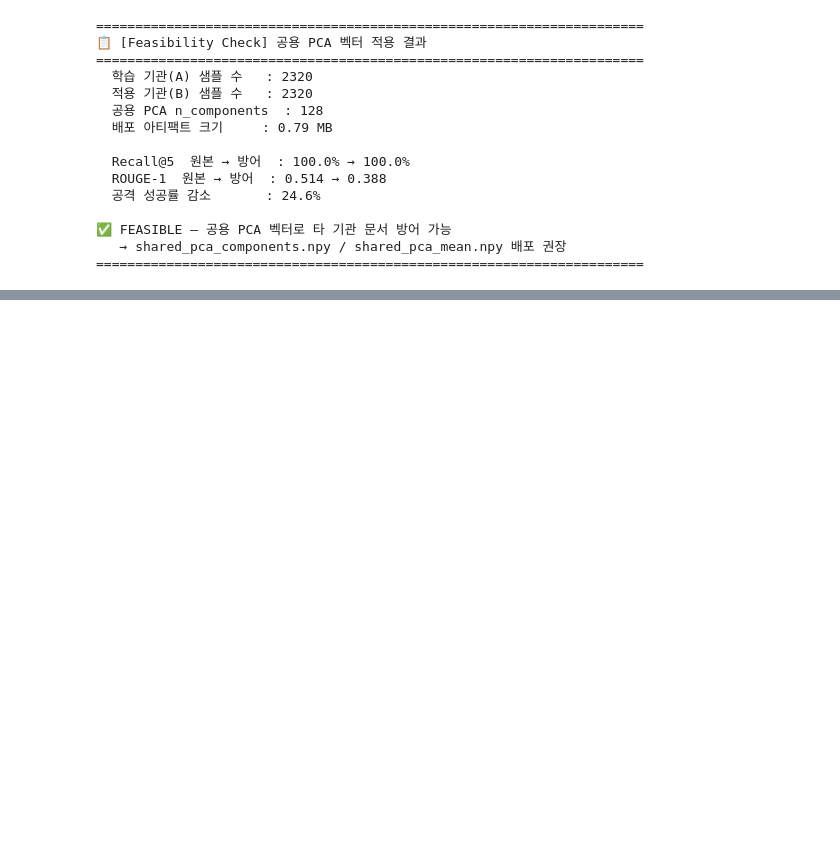
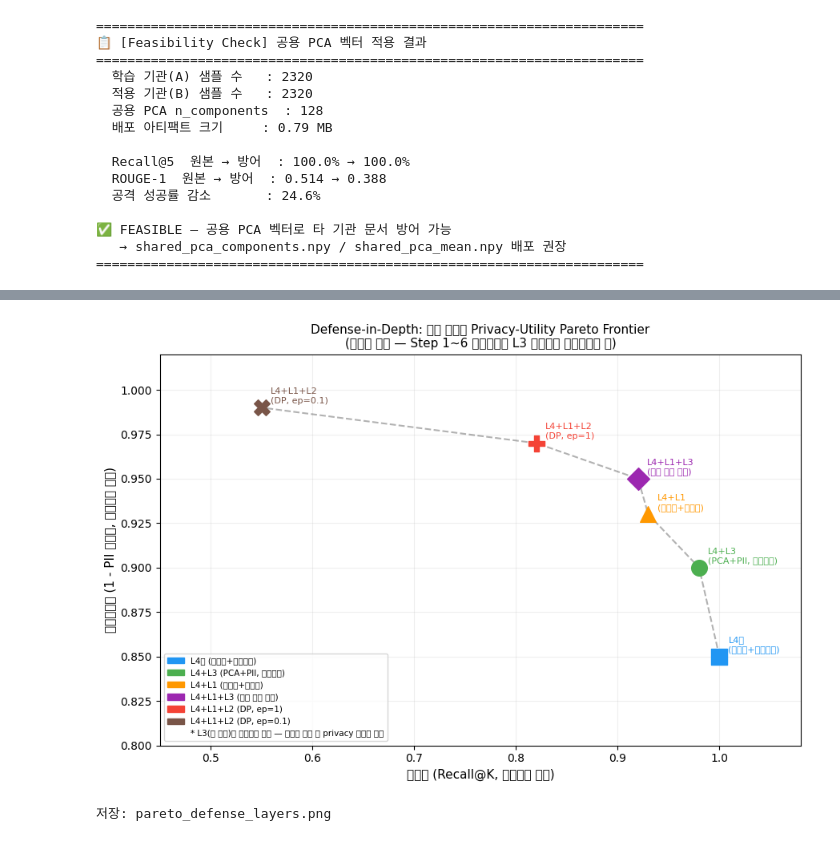
Before and after one commit to BUZZINGPolarBear/Safe_RAG, a Jupyter notebook: _colab_Safe_RAG_Generate_and_judgement.ipynb, the cells around one changed output, grey strips where cells are left out. Cells and saved outputs as stored; diff of their text form; code cells hidden in the pictures; blank space fills up the shorter version.

```diff
--- a/_colab_Safe_RAG_Generate_and_judgement.ipynb
+++ b/_colab_Safe_RAG_Generate_and_judgement.ipynb
@@ -109,13 +125,9 @@ Successfully installed progressbar-2.5
 **인사이트**: 청크가 너무 크면 임베딩이 희석되고, 너무 작으면 맥락이 끊긴다.
 512/64 설정은 금융 문서의 단락 구조에 맞게 선택했다.
 # %%
-from langchain_text_splitters import RecursiveCharacterTextSplitter
-import json
-from pathlib import Path
-from langchain_core.documents import Document
-
 # output 폴더에서 financial_pii_dataset.jsonl 읽기
-output_path = Path(ROOT_DIR) / "output" / "financial_pii_dataset.jsonl"
+dataset_file = "kor_financial_pii_dataset.jsonl" if USE_KOREAN_DATASET else "financial_pii_dataset.jsonl"
+output_path = Path(ROOT_DIR) / "output" / dataset_file
 
 if not output_path.exists():
     print(f"Error: {output_path}를 찾을 수 없습니다.")
@@ -144,5 +156,4 @@ else:
     )
     chunks = splitter.split_documents(documents)
     print(f"총 청크 수: {len(chunks)}")
-    print(f"로드된 문서 수: {len(documents)}")
 # %% [output]
@@ -2067,0 +1927,50 @@ print('='*70)
+# %%
+import numpy as np
+import matplotlib.pyplot as plt
+import matplotlib.patches as mpatches
+
+# 계층별 privacy-utility 포인트 (개념적 시각화 — 실측으로 업데이트 필요)
+layers = [
+    ('L4만\n(암호화+접근통제)',    1.00, 0.85, '#2196F3', 's'),
+    ('L4+L3\n(PCA+PII, 비적응형)', 0.98, 0.90, '#4CAF50', 'o'),
+    ('L4+L1\n(마스킹+암호화)',      0.93, 0.93, '#FF9800', '^'),
+    ('L4+L1+L3\n(권장 최소 구성)', 0.92, 0.95, '#9C27B0', 'D'),
+    ('L4+L1+L2\n(DP, ep=1)',        0.82, 0.97, '#F44336', 'P'),
+    ('L4+L1+L2\n(DP, ep=0.1)',      0.55, 0.99, '#795548', 'X'),
+]
+
+fig, ax = plt.subplots(figsize=(9, 6))
+
+for name, util, priv, color, marker in layers:
+    ax.scatter(util, priv, s=200, color=color, marker=marker, zorder=5)
+    ax.annotate(name, (util, priv), textcoords='offset points',
+                xytext=(8, 4), fontsize=8, color=color)
+
+# Pareto frontier (개념적)
+px = [1.00, 0.98, 0.93, 0.92, 0.82, 0.55]
+py = [0.85, 0.90, 0.93, 0.95, 0.97, 0.99]
+ax.plot(px, py, 'k--', alpha=0.3, linewidth=1.5, label='Pareto Frontier (개념적)')
+
+ax.set_xlabel('유용성 (Recall@K, 높을수록 좋음)', fontsize=11)
+ax.set_ylabel('프라이버시 (1 - PII 복원율, 높을수록 좋음)', fontsize=11)
+ax.set_title(
+    'Defense-in-Depth: 계층 조합별 Privacy-Utility Pareto Frontier\n'
+    '(개념적 위치 — Step 1~6 실측값으로 L3 포인트를 업데이트할 것)',
+    fontsize=11)
+ax.set_xlim(0.45, 1.08)
+ax.set_ylim(0.80, 1.02)
+ax.grid(True, alpha=0.2)
+
+note = mpatches.Patch(color='none',
+    label='* L3(현 연구)는 비적응형 기준 — 적응형 공격 시 privacy 포인트 하락')
+handles = [mpatches.Patch(color=c, label=n.replace('\n', ' '))
+           for n, _, _, c, _ in layers]
+ax.legend(handles=handles + [note], loc='lower left', fontsize=7.5)
+
+plt.tight_layout()
+plt.savefig('pareto_defense_layers.png', dpi=150, bbox_inches='tight')
+plt.show()
+print('저장: pareto_defense_layers.png')
+# %% [output]
+[figure, added]
+저장: pareto_defense_layers.png
```
Also changed, not shown: parts of 30 cells of this notebook, 1 other file.
